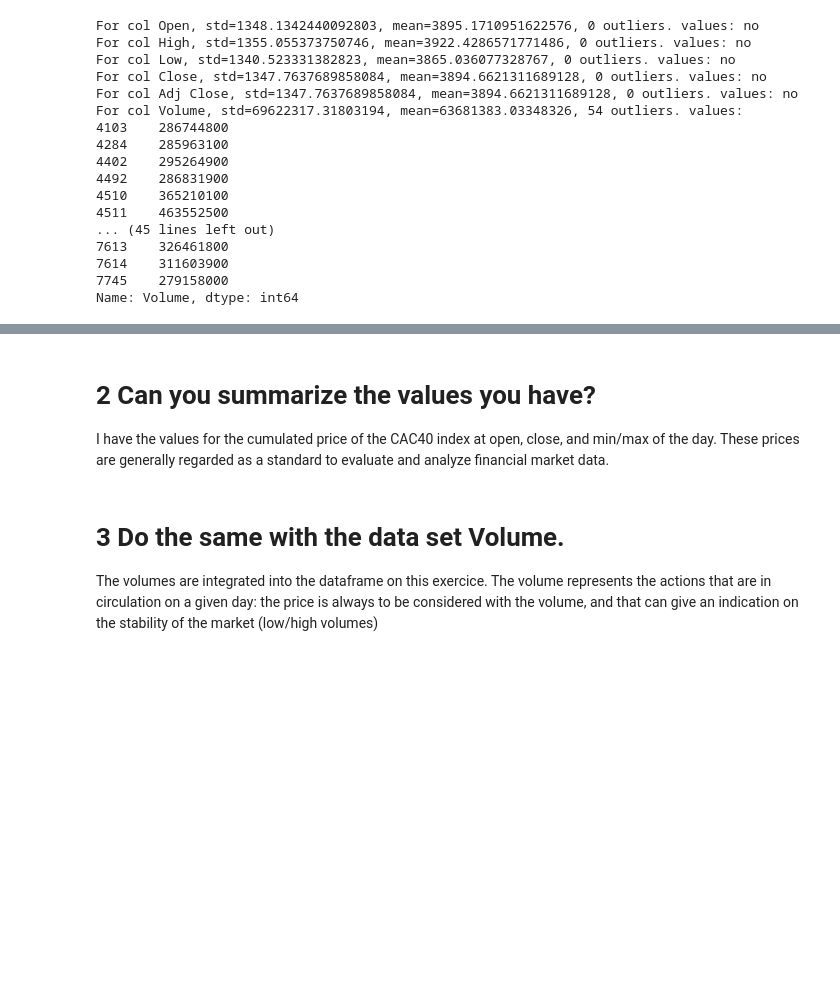
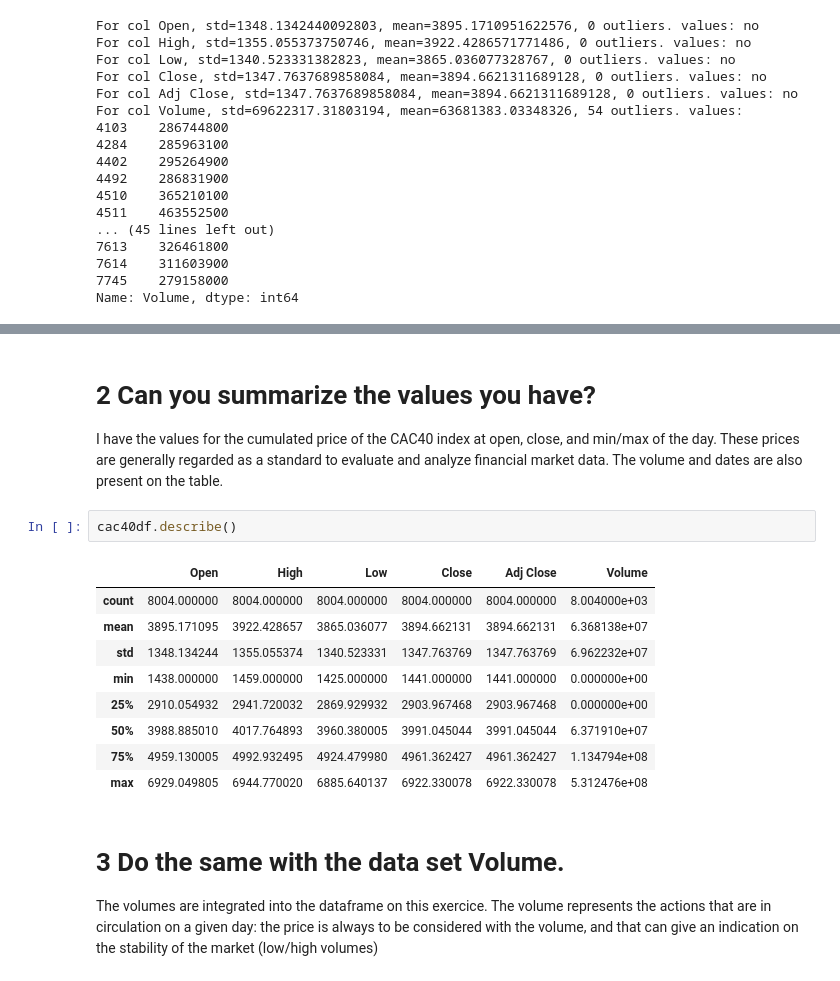
Before and after one commit to maximewel/ml_data_mining, a Jupyter notebook: serie1/serie1.ipynb, the cells around one changed output, grey strips where cells are left out. Cells and saved outputs as stored; diff of their text form; blank space fills up the shorter version.

```diff
--- a/serie1/serie1.ipynb
+++ b/serie1/serie1.ipynb
@@ -129,6 +155,18 @@ Okay so the data is pretty clean - no null values and only 54 outliers on the Vo
 # %% [markdown]
 # 2 Can you summarize the values you have?
-I have the values for the cumulated price of the CAC40 index at open, close, and min/max of the day. These prices are generally regarded as a standard to evaluate and analyze financial market data.
+I have the values for the cumulated price of the CAC40 index at open, close, and min/max of the day. These prices are generally regarded as a standard to evaluate and analyze financial market data. The volume and dates are also present on the table.
+# %%
+cac40df.describe()
+# %% [output]
+|  | Open | High | Low | Close | Adj Close | Volume |
+| count | 8004.000000 | 8004.000000 | 8004.000000 | 8004.000000 | 8004.000000 | 8.004000e+03 |
+| mean | 3895.171095 | 3922.428657 | 3865.036077 | 3894.662131 | 3894.662131 | 6.368138e+07 |
+| std | 1348.134244 | 1355.055374 | 1340.523331 | 1347.763769 | 1347.763769 | 6.962232e+07 |
+| min | 1438.000000 | 1459.000000 | 1425.000000 | 1441.000000 | 1441.000000 | 0.000000e+00 |
+| 25% | 2910.054932 | 2941.720032 | 2869.929932 | 2903.967468 | 2903.967468 | 0.000000e+00 |
+| 50% | 3988.885010 | 4017.764893 | 3960.380005 | 3991.045044 | 3991.045044 | 6.371910e+07 |
+| 75% | 4959.130005 | 4992.932495 | 4924.479980 | 4961.362427 | 4961.362427 | 1.134794e+08 |
+| max | 6929.049805 | 6944.770020 | 6885.640137 | 6922.330078 | 6922.330078 | 5.312476e+08 |
 # %% [markdown]
 # 3 Do the same with the data set Volume.
 The volumes are integrated into the dataframe on this exercice. The volume represents the actions that are in circulation on a given day: the price is always to be considered with the volume, and that can give an indication on the stability of the market (low/high volumes)
```
Also changed, not shown: parts of 11 cells of this notebook.
